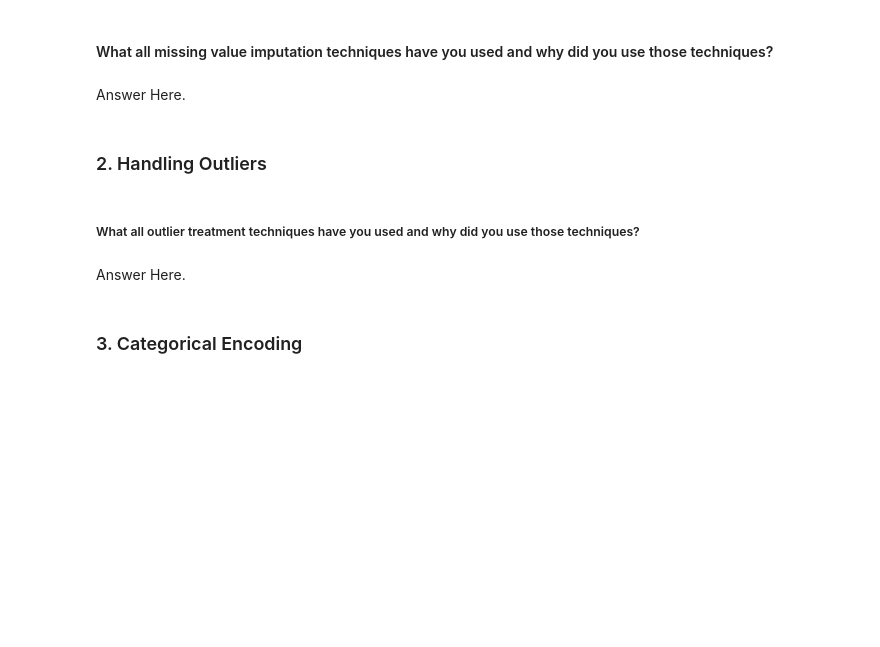
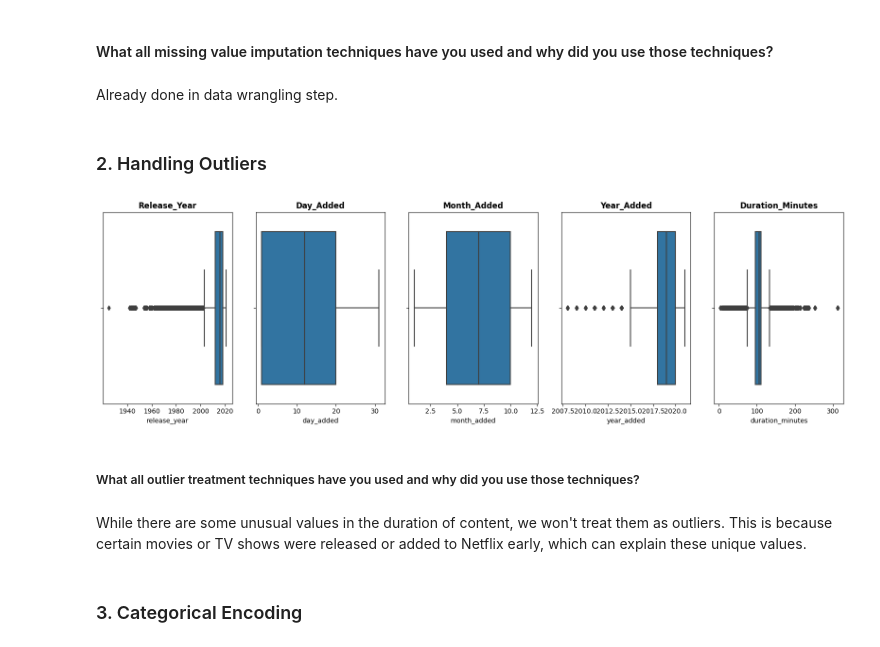
Before and after one commit to vyankath/Capstone_UL_NMTC, a Jupyter notebook: USC_Submission_NMTC.ipynb, the cells around one changed output. Cells and saved outputs as stored; diff of their text form; code cells hidden in the pictures; blank space fills up the shorter version.

```diff
--- a/USC_Submission_NMTC.ipynb
+++ b/USC_Submission_NMTC.ipynb
@@ -1185,6 +1275,6 @@ Answer Here.
 # %% [markdown]
 #### What all missing value imputation techniques have you used and why did you use those techniques?
-# %% [markdown]
-Answer Here.
+# %% [markdown]
+Already done in data wrangling step.
 # %% [markdown]
 ### 2. Handling Outliers
@@ -1193,6 +1281,19 @@ Answer Here.
+# %%
+# Handling Outliers & Outlier treatments
+
+cont_col= ["release_year",'day_added','month_added','year_added','duration_minutes'] # Storing the continous value feature in a separate list
+
+plt.figure(figsize=(16,5))
+for n,column in enumerate(cont_col):
+  plt.subplot(1, 5, n+1)
+  sns.boxplot(df[column])                                           # checking outliers with the help of box plot for continous features
+  plt.title(f'{column.title()}',weight='bold')
+  plt.tight_layout()
+# %% [output]
+[figure, added]
 # %% [markdown]
 ##### What all outlier treatment techniques have you used and why did you use those techniques?
-# %% [markdown]
-Answer Here.
+# %% [markdown]
+While there are some unusual values in the duration of content, we won't treat them as outliers. This is because certain movies or TV shows were released or added to Netflix early, which can explain these unique values.
 # %% [markdown]
 ### 3. Categorical Encoding
```
Also changed, not shown: parts of 111 cells of this notebook.
